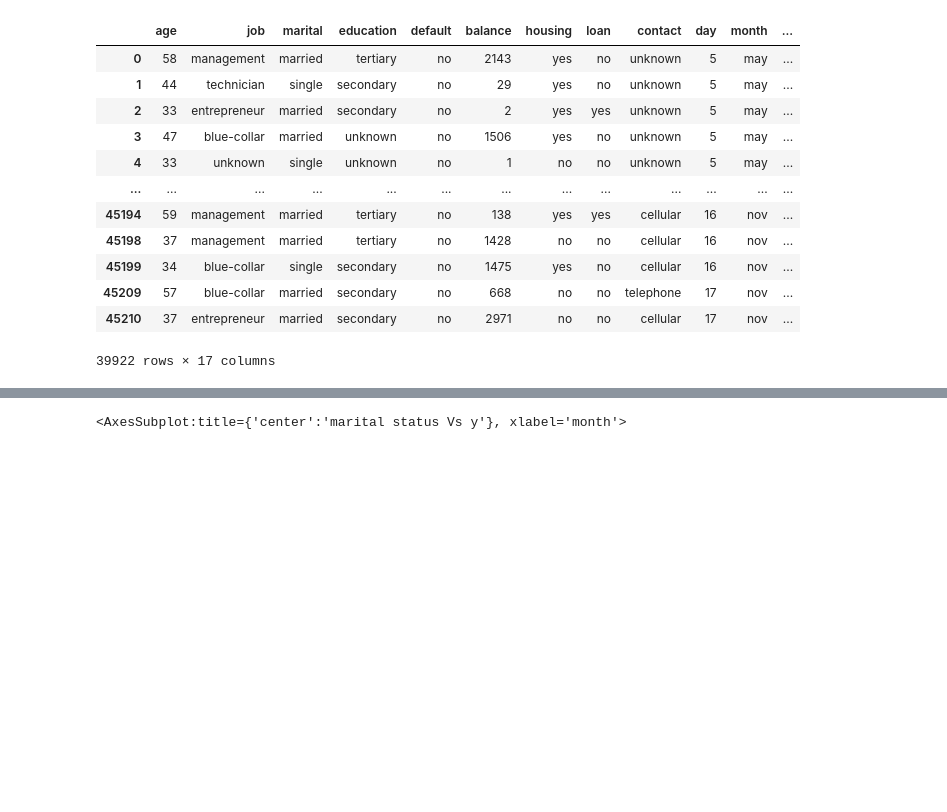
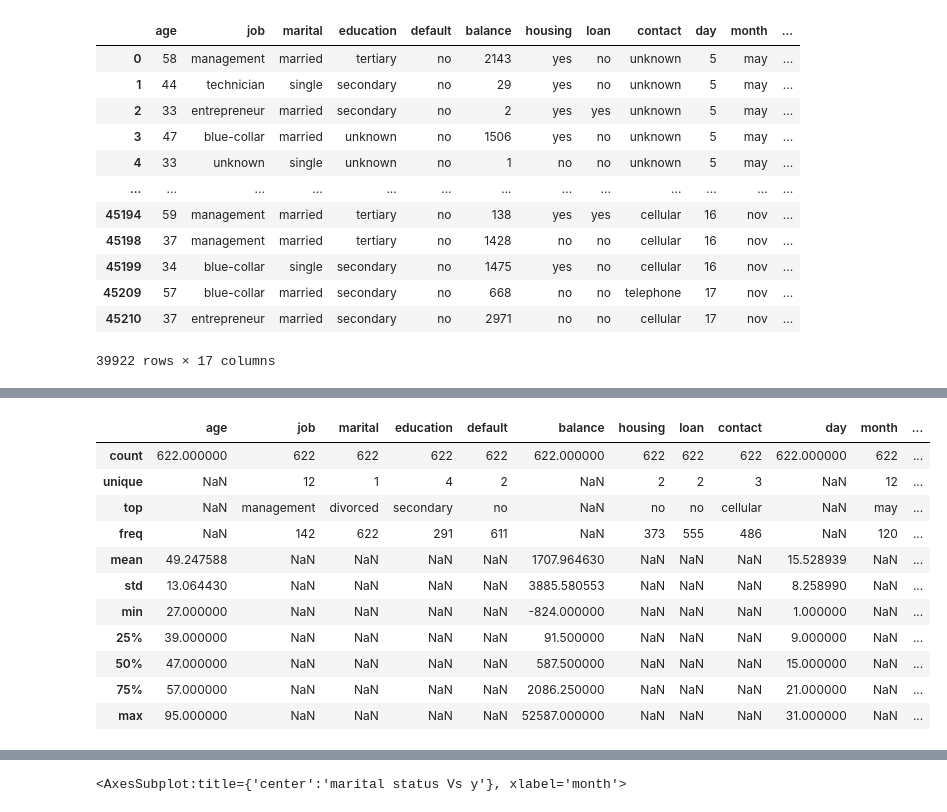
Before and after one commit to Hariharapanda-Deepak/Bankmarketingeffectivenessprediction, a Jupyter notebook: Bankmarketingeffectivenessprediction.ipynb, the cells around one changed output, grey strips where cells are left out. Drawn from its saved outputs; the diff is of its cells as text; code cells hidden in the pictures; blank space fills up the shorter version.

```diff
--- a/Bankmarketingeffectivenessprediction.ipynb
+++ b/Bankmarketingeffectivenessprediction.ipynb
@@ -519,0 +476,15 @@ xy
+# %%
+df_subscribed_divorced.describe(include='all')
+# %% [output]
+|  | age | job | marital | education | default | balance | housing | loan | contact | day | month | ... |
+| count | 622.000000 | 622 | 622 | 622 | 622 | 622.000000 | 622 | 622 | 622 | 622.000000 | 622 | ... |
+| unique | NaN | 12 | 1 | 4 | 2 | NaN | 2 | 2 | 3 | NaN | 12 | ... |
+| top | NaN | management | divorced | secondary | no | NaN | no | no | cellular | NaN | may | ... |
+| freq | NaN | 142 | 622 | 291 | 611 | NaN | 373 | 555 | 486 | NaN | 120 | ... |
+| mean | 49.247588 | NaN | NaN | NaN | NaN | 1707.964630 | NaN | NaN | NaN | 15.528939 | NaN | ... |
+| std | 13.064430 | NaN | NaN | NaN | NaN | 3885.580553 | NaN | NaN | NaN | 8.258990 | NaN | ... |
+| min | 27.000000 | NaN | NaN | NaN | NaN | -824.000000 | NaN | NaN | NaN | 1.000000 | NaN | ... |
+| 25% | 39.000000 | NaN | NaN | NaN | NaN | 91.500000 | NaN | NaN | NaN | 9.000000 | NaN | ... |
+| 50% | 47.000000 | NaN | NaN | NaN | NaN | 587.500000 | NaN | NaN | NaN | 15.000000 | NaN | ... |
+| 75% | 57.000000 | NaN | NaN | NaN | NaN | 2086.250000 | NaN | NaN | NaN | 21.000000 | NaN | ... |
+| max | 95.000000 | NaN | NaN | NaN | NaN | 52587.000000 | NaN | NaN | NaN | 31.000000 | NaN | ... |
```
Also changed, not shown: parts of 59 cells of this notebook.
